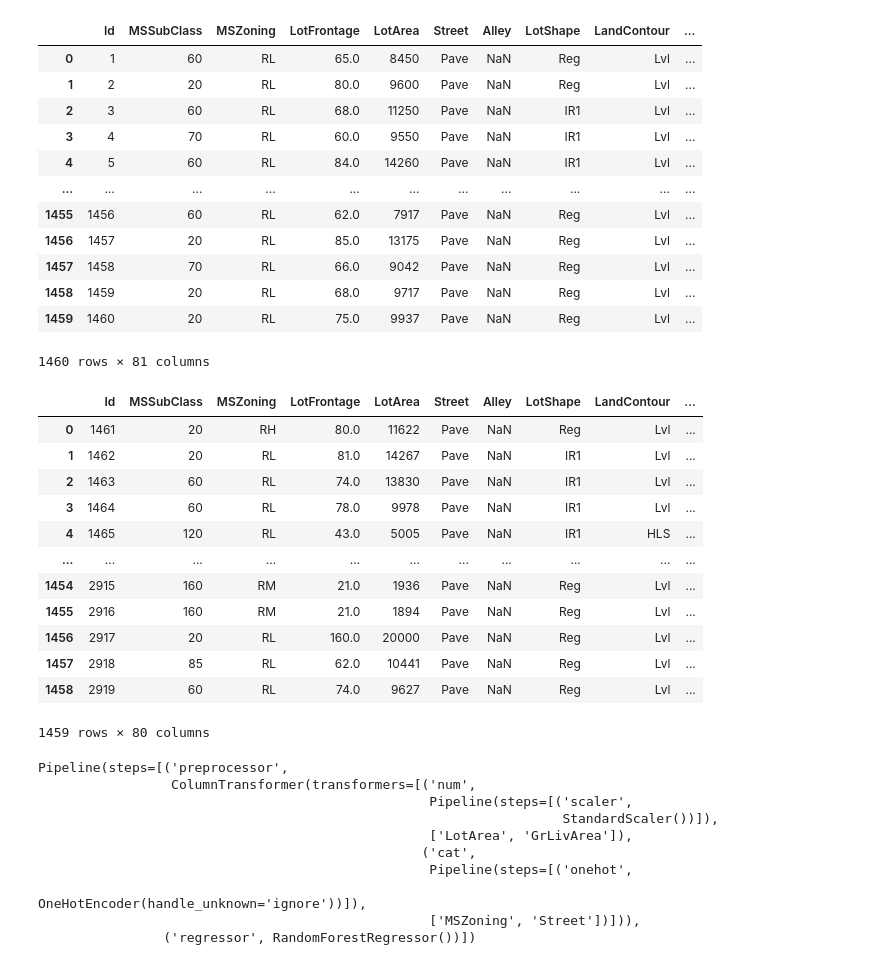
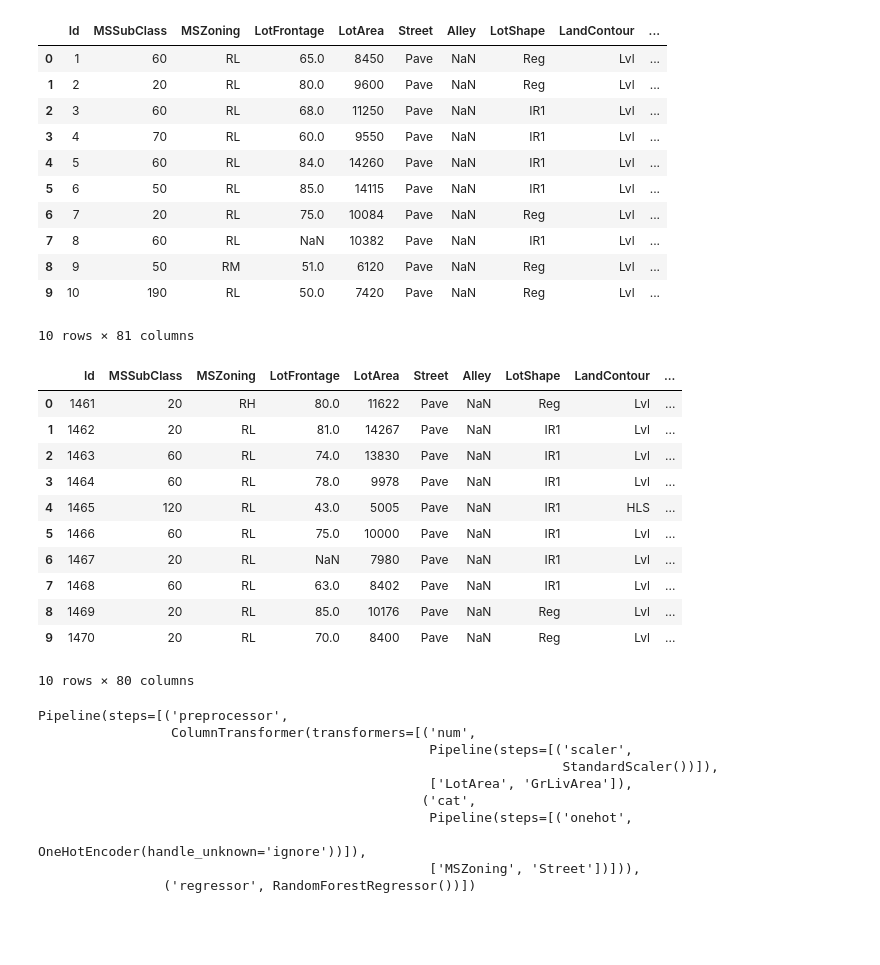
Before and after one commit to pradeepaarjun/dsp-pradeepa-kujulva-arjunan, a Jupyter notebook: notebooks/house-prices-modeling.ipynb, the cells around one changed output. Cells and saved outputs as stored; diff of their text form; code cells hidden in the pictures; blank space fills up the shorter version.

```diff
--- a/notebooks/house-prices-modeling.ipynb
+++ b/notebooks/house-prices-modeling.ipynb
@@ -13,7 +13,7 @@ from sklearn.metrics import mean_squared_log_error
 train_data = pd.read_csv('C:/Pradeepa/SEMESTER2_EPITA/Data Science in production/dsp-pradeepa-kujulva-arjunan/data/train.csv')
 test_data = pd.read_csv('C:/Pradeepa/SEMESTER2_EPITA/Data Science in production/dsp-pradeepa-kujulva-arjunan/data/test.csv')
 # %%
-train_data
+train_data.head(10)
 # %% [output]
 |  | Id | MSSubClass | MSZoning | LotFrontage | LotArea | Street | Alley | LotShape | LandContour | ... |
 | 0 | 1 | 60 | RL | 65.0 | 8450 | Pave | NaN | Reg | Lvl | ... |
@@ -21,29 +21,27 @@ train_data
 | 2 | 3 | 60 | RL | 68.0 | 11250 | Pave | NaN | IR1 | Lvl | ... |
 | 3 | 4 | 70 | RL | 60.0 | 9550 | Pave | NaN | IR1 | Lvl | ... |
 | 4 | 5 | 60 | RL | 84.0 | 14260 | Pave | NaN | IR1 | Lvl | ... |
-| ... | ... | ... | ... | ... | ... | ... | ... | ... | ... | ... |
-| 1455 | 1456 | 60 | RL | 62.0 | 7917 | Pave | NaN | Reg | Lvl | ... |
-| 1456 | 1457 | 20 | RL | 85.0 | 13175 | Pave | NaN | Reg | Lvl | ... |
-| 1457 | 1458 | 70 | RL | 66.0 | 9042 | Pave | NaN | Reg | Lvl | ... |
-| 1458 | 1459 | 20 | RL | 68.0 | 9717 | Pave | NaN | Reg | Lvl | ... |
-| 1459 | 1460 | 20 | RL | 75.0 | 9937 | Pave | NaN | Reg | Lvl | ... |
+| 5 | 6 | 50 | RL | 85.0 | 14115 | Pave | NaN | IR1 | Lvl | ... |
+| 6 | 7 | 20 | RL | 75.0 | 10084 | Pave | NaN | Reg | Lvl | ... |
+| 7 | 8 | 60 | RL | NaN | 10382 | Pave | NaN | IR1 | Lvl | ... |
+| 8 | 9 | 50 | RM | 51.0 | 6120 | Pave | NaN | Reg | Lvl | ... |
+| 9 | 10 | 190 | RL | 50.0 | 7420 | Pave | NaN | Reg | Lvl | ... |
-1460 rows × 81 columns
+10 rows × 81 columns
 # %%
-test_data
+test_data.head(10)
 # %% [output]
 |  | Id | MSSubClass | MSZoning | LotFrontage | LotArea | Street | Alley | LotShape | LandContour | ... |
 | 0 | 1461 | 20 | RH | 80.0 | 11622 | Pave | NaN | Reg | Lvl | ... |
 | 1 | 1462 | 20 | RL | 81.0 | 14267 | Pave | NaN | IR1 | Lvl | ... |
 | 2 | 1463 | 60 | RL | 74.0 | 13830 | Pave | NaN | IR1 | Lvl | ... |
 | 3 | 1464 | 60 | RL | 78.0 | 9978 | Pave | NaN | IR1 | Lvl | ... |
 | 4 | 1465 | 120 | RL | 43.0 | 5005 | Pave | NaN | IR1 | HLS | ... |
-| ... | ... | ... | ... | ... | ... | ... | ... | ... | ... | ... |
-| 1454 | 2915 | 160 | RM | 21.0 | 1936 | Pave | NaN | Reg | Lvl | ... |
-| 1455 | 2916 | 160 | RM | 21.0 | 1894 | Pave | NaN | Reg | Lvl | ... |
-| 1456 | 2917 | 20 | RL | 160.0 | 20000 | Pave | NaN | Reg | Lvl | ... |
-| 1457 | 2918 | 85 | RL | 62.0 | 10441 | Pave | NaN | Reg | Lvl | ... |
-| 1458 | 2919 | 60 | RL | 74.0 | 9627 | Pave | NaN | Reg | Lvl | ... |
+| 5 | 1466 | 60 | RL | 75.0 | 10000 | Pave | NaN | IR1 | Lvl | ... |
+| 6 | 1467 | 20 | RL | NaN | 7980 | Pave | NaN | IR1 | Lvl | ... |
+| 7 | 1468 | 60 | RL | 63.0 | 8402 | Pave | NaN | IR1 | Lvl | ... |
+| 8 | 1469 | 20 | RL | 85.0 | 10176 | Pave | NaN | Reg | Lvl | ... |
+| 9 | 1470 | 20 | RL | 70.0 | 8400 | Pave | NaN | Reg | Lvl | ... |
-1459 rows × 80 columns
+10 rows × 80 columns
 # %%
 # Feature Selection
 continuous_features = ['LotArea', 'GrLivArea']  # Adjust as needed
```
Also changed, not shown: parts of 1 cell of this notebook.
